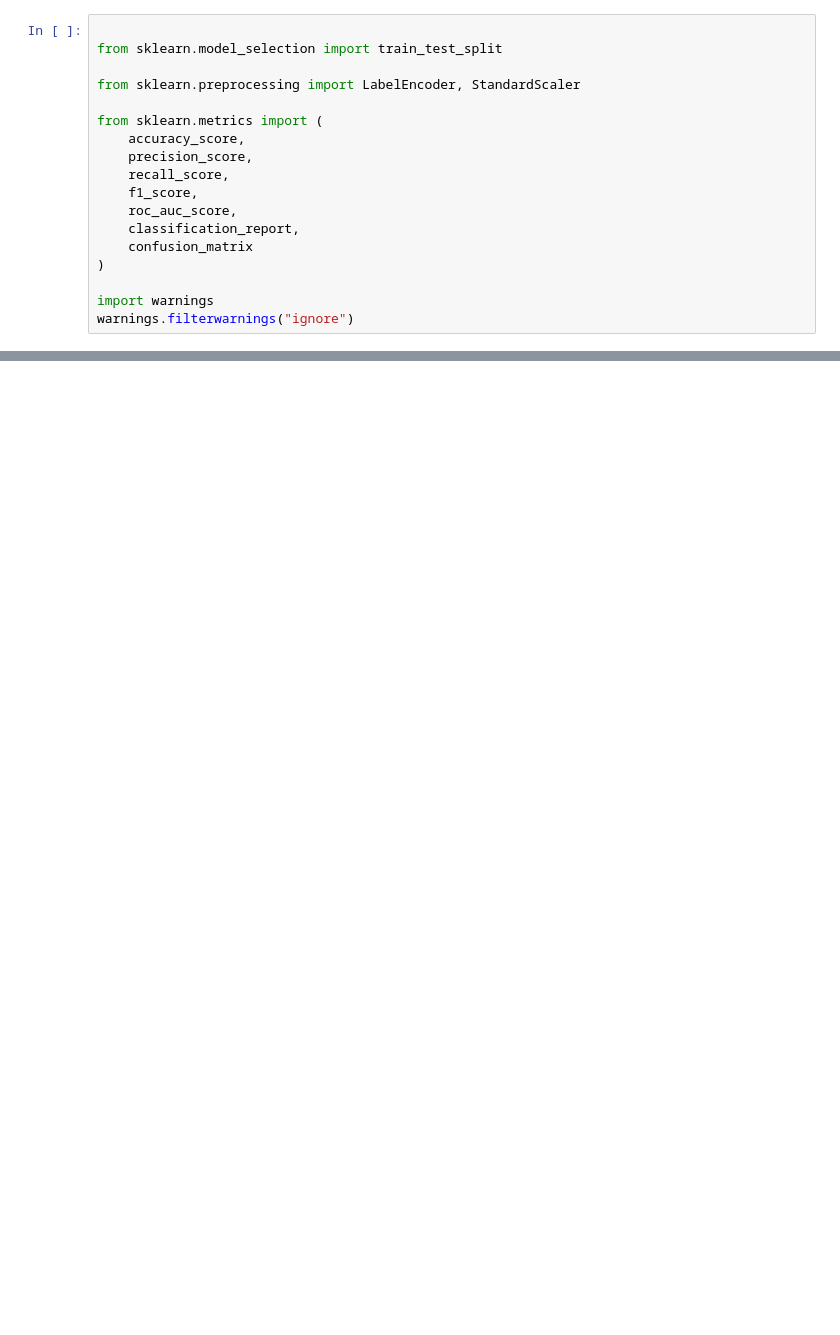
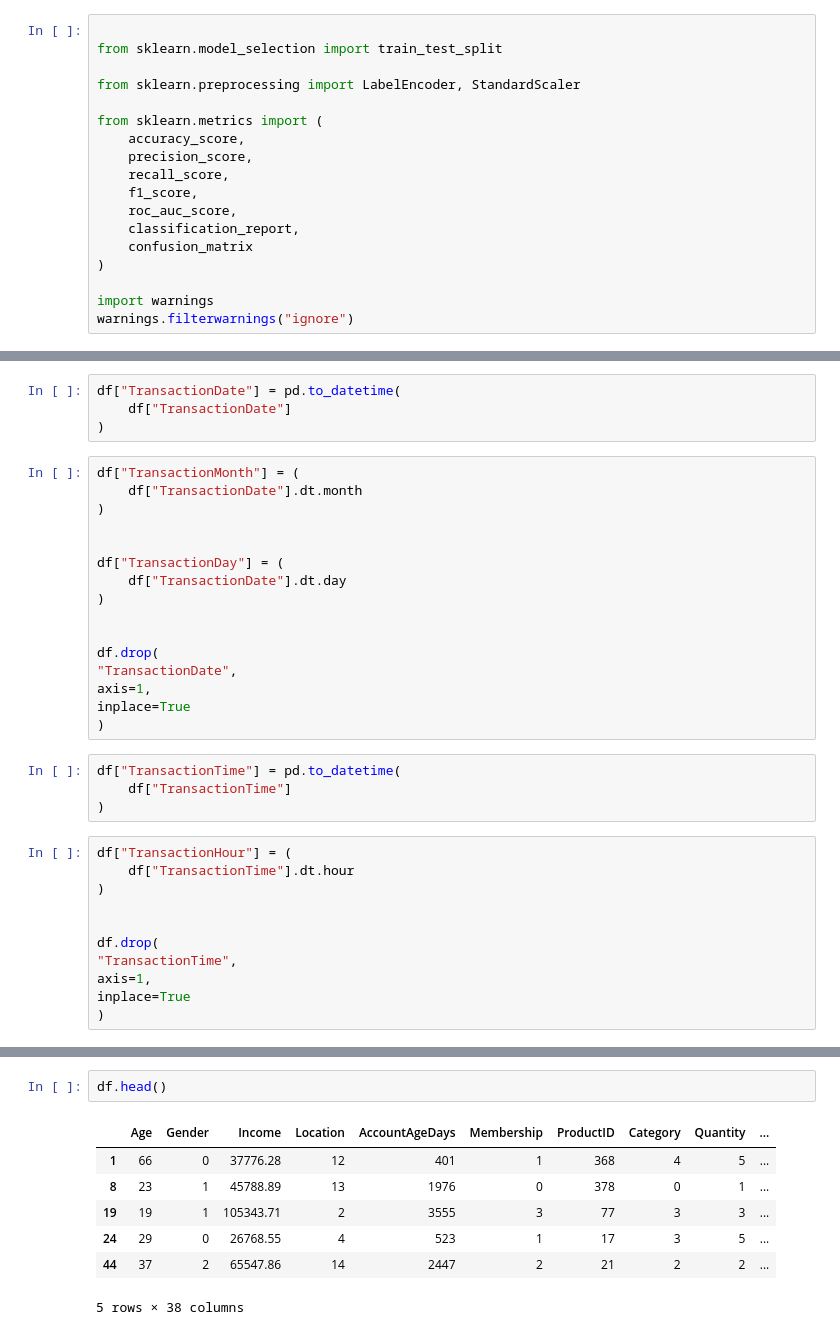
Before and after one commit to ashishpatel3630-art/PRISM_AI_Models, a Jupyter notebook: PRISM_AI/notebooks/08_Fraud.ipynb, the cells around one changed output, grey strips where cells are left out. Saved outputs shown, nothing was run; the diff lists cells and outputs as text; blank space fills up the shorter version.

```diff
--- a/PRISM_AI/notebooks/08_Fraud.ipynb
+++ b/PRISM_AI/notebooks/08_Fraud.ipynb
@@ -50,0 +97,35 @@ dtype: int64
+# %%
+df["TransactionDate"] = pd.to_datetime(
+    df["TransactionDate"]
+)
+# %%
+df["TransactionMonth"] = (
+    df["TransactionDate"].dt.month
+)
+
+
+df["TransactionDay"] = (
+    df["TransactionDate"].dt.day
+)
+
+
+df.drop(
+"TransactionDate",
+axis=1,
+inplace=True
+)
+# %%
+df["TransactionTime"] = pd.to_datetime(
+    df["TransactionTime"]
+)
+# %%
+df["TransactionHour"] = (
+    df["TransactionTime"].dt.hour
+)
+
+
+df.drop(
+"TransactionTime",
+axis=1,
+inplace=True
+)
@@ -50,0 +152,10 @@ dtype: int64
+# %%
+df.head()
+# %% [output]
+|  | Age | Gender | Income | Location | AccountAgeDays | Membership | ProductID | Category | Quantity | ... |
+| 1 | 66 | 0 | 37776.28 | 12 | 401 | 1 | 368 | 4 | 5 | ... |
+| 8 | 23 | 1 | 45788.89 | 13 | 1976 | 0 | 378 | 0 | 1 | ... |
+| 19 | 19 | 1 | 105343.71 | 2 | 3555 | 3 | 77 | 3 | 3 | ... |
+| 24 | 29 | 0 | 26768.55 | 4 | 523 | 1 | 17 | 3 | 5 | ... |
+| 44 | 37 | 2 | 65547.86 | 14 | 2447 | 2 | 21 | 2 | 2 | ... |
+5 rows × 38 columns
```
Also changed, not shown: parts of 22 cells of this notebook, 15 other files.
